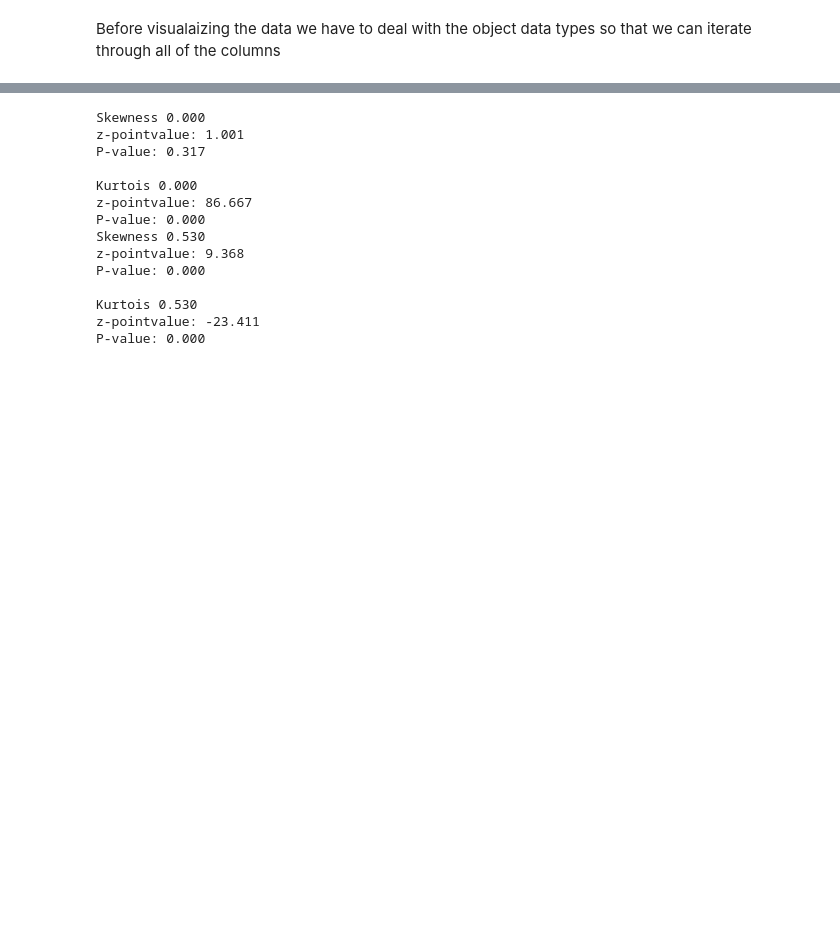
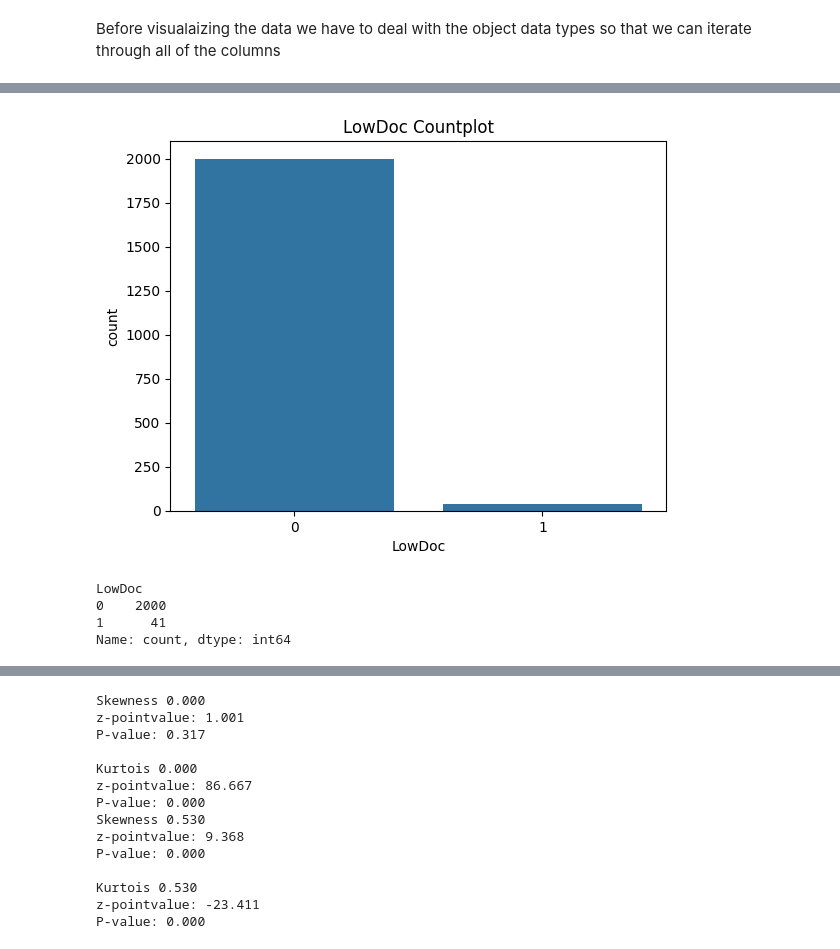
Before and after one commit to MrBigJupiter/sba-loan-default-prediction_project, a Jupyter notebook: notebooks/loan_default_log_reg.ipynb, the cells around one changed output, grey strips where cells are left out. Saved outputs shown, nothing was run; the diff lists cells and outputs as text; code cells hidden in the pictures; blank space fills up the shorter version.

```diff
--- a/notebooks/loan_default_log_reg.ipynb
+++ b/notebooks/loan_default_log_reg.ipynb
@@ -246,2 +258,15 @@ print(test_df['LowDoc'].unique())
 # %%
-# test_df['LowDoc'] = np.where(test_df['LowDoc'] == ['Y', ,], 1 , test_df['LowDoc'])
+test_df['LowDoc'] = np.where(test_df['LowDoc'] == 'Y', 1 , test_df['LowDoc'])
+test_df['LowDoc'] = np.where(test_df['LowDoc'] == 'N', 0 , test_df['LowDoc'])
+test_df['LowDoc'] = np.where(test_df['LowDoc'] == '0', 0 , test_df['LowDoc'])
+test_df = test_df[~test_df['LowDoc'].isin(['S', 'A'])]
+sns.countplot(data=test_df, x='LowDoc')
+plt.title('LowDoc Countplot')
+plt.show()
+test_df['LowDoc'].value_counts()
+# %% [output]
+[figure, added]
+LowDoc
+0    2000
+1      41
+Name: count, dtype: int64
```
Also changed, not shown: parts of 7 cells of this notebook.
